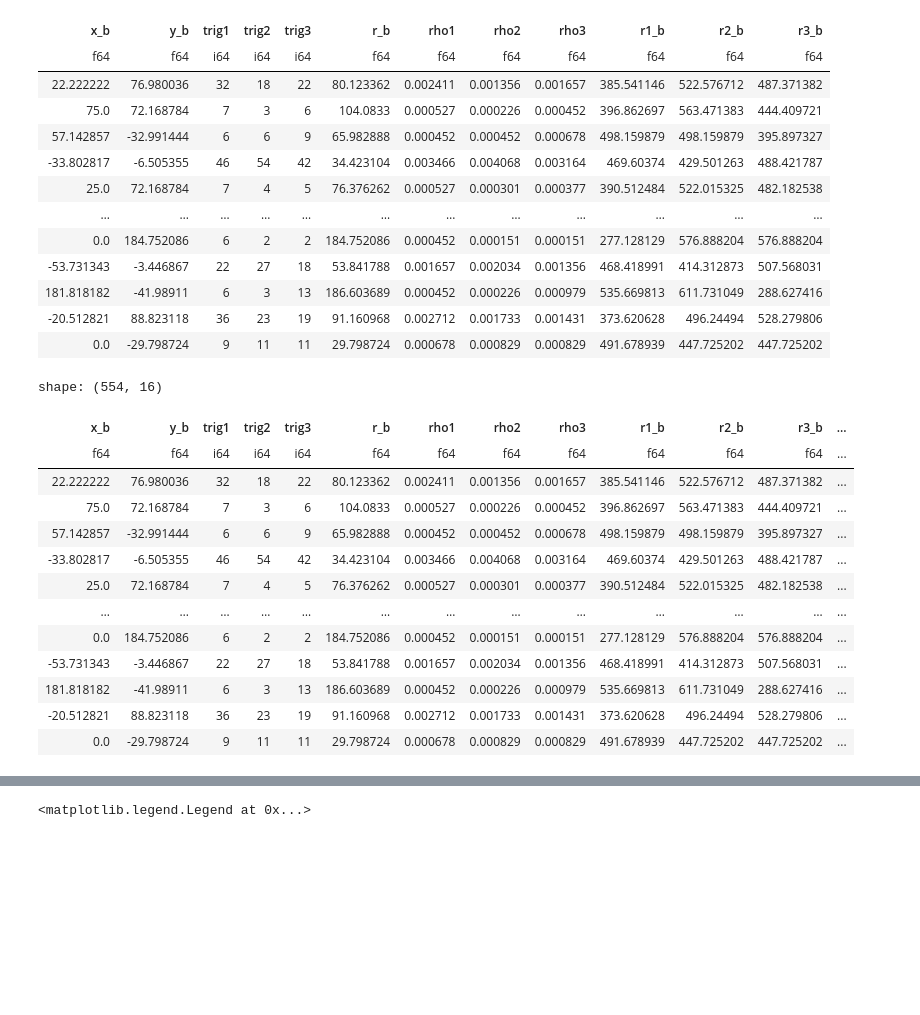
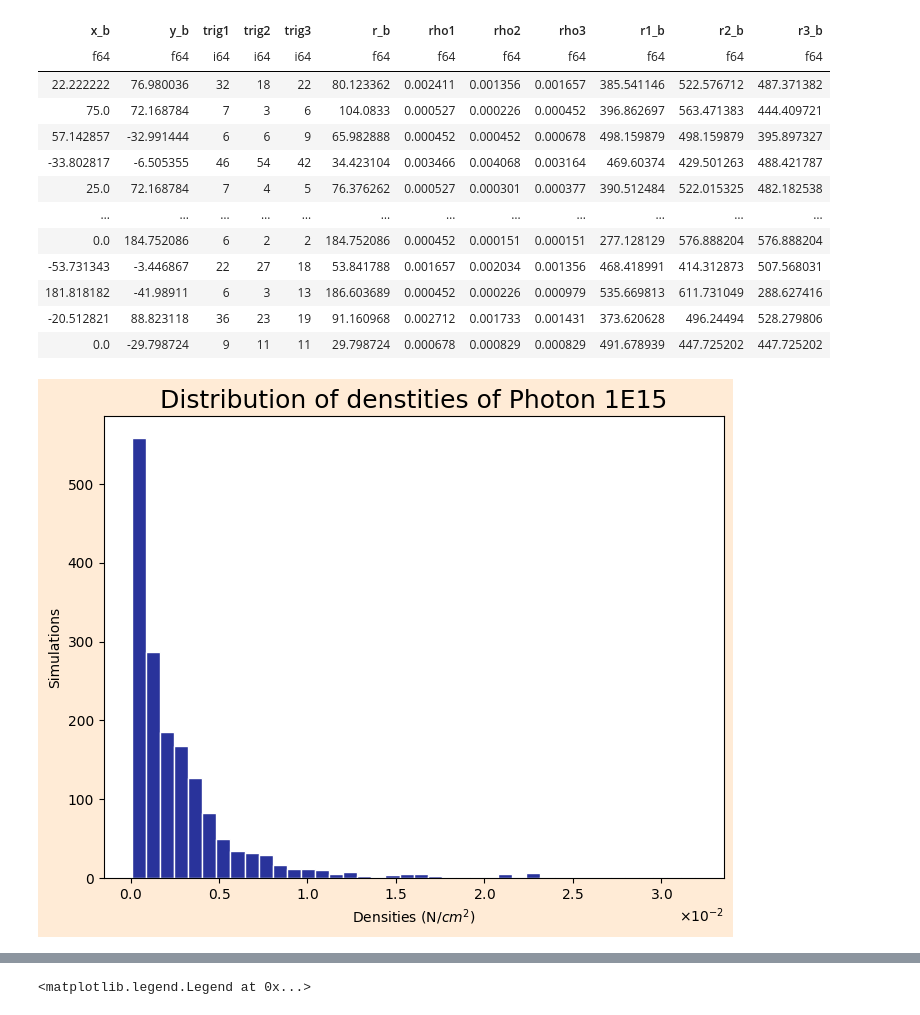
Before and after one commit to lucas-orfei/mestrado, a Jupyter notebook: array_3det.ipynb, the cells around one changed output, grey strips where cells are left out. Drawn from its saved outputs; the diff is of its cells as text; code cells hidden in the pictures; blank space fills up the shorter version.

```diff
--- a/array_3det.ipynb
+++ b/array_3det.ipynb
@@ -209,40 +206,42 @@ shape: (554, 12)
 | 181.818182 | -41.98911 | 6 | 3 | 13 | 186.603689 | 0.000452 | 0.000226 | 0.000979 | 535.669813 | 611.731049 | 288.627416 |
 | -20.512821 | 88.823118 | 36 | 23 | 19 | 91.160968 | 0.002712 | 0.001733 | 0.001431 | 373.620628 | 496.24494 | 528.279806 |
 | 0.0 | -29.798724 | 9 | 11 | 11 | 29.798724 | 0.000678 | 0.000829 | 0.000829 | 491.678939 | 447.725202 | 447.725202 |
+# %%
+from matplotlib.ticker import ScalarFormatter
+
+values = df.select(['rho1', 'rho2', 'rho3']).to_numpy().flatten()
+
+fig, ax = plt.subplots(figsize=(8, 6), facecolor='#FFEBD6')
+plt.hist(values, color='#29339B', bins=40, edgecolor='white')
+plt.ticklabel_format(style='sci', axis='x', scilimits=(0,0), useMathText=True)
+
+
+plt.ylabel('Simulations')
+plt.xlabel('Densities (N/$cm^2$)')
+plt.title('Distribution of denstities of ' + str(name), size=18)
+
+plt.show()
+# %% [output]
+[figure, added]
 # %%
-def calcular_s(rho_i, rho_j, r_i, r_j):
-    log_rho_diff = pl.col(rho_i).log() - pl.col(rho_j).log()
-    log_r_diff = pl.col(r_i).abs().log() - pl.col(r_j).abs().log()
-
-    s_expr = pl.when((log_rho_diff == 0) & (log_r_diff == 0)) \
-              .then(0) \
-              .otherwise(-log_rho_diff / log_r_diff)
-
-    return s_expr
-
-df = df.with_columns([
-    calcular_s("rho1", "rho2", "r1_b", "r2_b").alias("s1"),
-    calcular_s("rho2", "rho3", "r2_b", "r3_b").alias("s2"),
-    calcular_s("rho1", "rho3", "r1_b", "r3_b").alias("s3"),
-])
-
-df = df.with_columns(
-    df.select(["s1", "s2", "s3"]).mean_horizontal().alias("s_mean")
-)
-df
+#def calcular_s(rho_i, rho_j, r_i, r_j):
+#    log_rho_diff = pl.col(rho_i).log() - pl.col(rho_j).log()
+#    log_r_diff = pl.col(r_i).abs().log() - pl.col(r_j).abs().log()
+#
+#    s_expr = pl.when((log_rho_diff == 0) & (log_r_diff == 0)) \
+#              .then(0) \
+#              .otherwise(-log_rho_diff / log_r_diff)
+#
+#    return s_expr
+#
+#df = df.with_columns([
+#    calcular_s("rho1", "rho2", "r1_b", "r2_b").alias("s1"),
+#    calcular_s("rho2", "rho3", "r2_b", "r3_b").alias("s2"),
+#    calcular_s("rho1", "rho3", "r1_b", "r3_b").alias("s3"),
+#])
+#
+#df = df.with_columns(
+#    df.select(["s1", "s2", "s3"]).mean_horizontal().alias("s_mean")
+#)
+#df
-# %% [output]
-shape: (554, 16)
-| x_b | y_b | trig1 | trig2 | trig3 | r_b | rho1 | rho2 | rho3 | r1_b | r2_b | r3_b | ... |
-| f64 | f64 | i64 | i64 | i64 | f64 | f64 | f64 | f64 | f64 | f64 | f64 | ... |
-| 22.222222 | 76.980036 | 32 | 18 | 22 | 80.123362 | 0.002411 | 0.001356 | 0.001657 | 385.541146 | 522.576712 | 487.371382 | ... |
-| 75.0 | 72.168784 | 7 | 3 | 6 | 104.0833 | 0.000527 | 0.000226 | 0.000452 | 396.862697 | 563.471383 | 444.409721 | ... |
-| 57.142857 | -32.991444 | 6 | 6 | 9 | 65.982888 | 0.000452 | 0.000452 | 0.000678 | 498.159879 | 498.159879 | 395.897327 | ... |
-| -33.802817 | -6.505355 | 46 | 54 | 42 | 34.423104 | 0.003466 | 0.004068 | 0.003164 | 469.60374 | 429.501263 | 488.421787 | ... |
-| 25.0 | 72.168784 | 7 | 4 | 5 | 76.376262 | 0.000527 | 0.000301 | 0.000377 | 390.512484 | 522.015325 | 482.182538 | ... |
-| … | … | … | … | … | … | … | … | … | … | … | … | ... |
-| 0.0 | 184.752086 | 6 | 2 | 2 | 184.752086 | 0.000452 | 0.000151 | 0.000151 | 277.128129 | 576.888204 | 576.888204 | ... |
-| -53.731343 | -3.446867 | 22 | 27 | 18 | 53.841788 | 0.001657 | 0.002034 | 0.001356 | 468.418991 | 414.312873 | 507.568031 | ... |
-| 181.818182 | -41.98911 | 6 | 3 | 13 | 186.603689 | 0.000452 | 0.000226 | 0.000979 | 535.669813 | 611.731049 | 288.627416 | ... |
-| -20.512821 | 88.823118 | 36 | 23 | 19 | 91.160968 | 0.002712 | 0.001733 | 0.001431 | 373.620628 | 496.24494 | 528.279806 | ... |
-| 0.0 | -29.798724 | 9 | 11 | 11 | 29.798724 | 0.000678 | 0.000829 | 0.000829 | 491.678939 | 447.725202 | 447.725202 | ... |
 # %%
```
Also changed, not shown: parts of 13 cells of this notebook, 1 other file.
